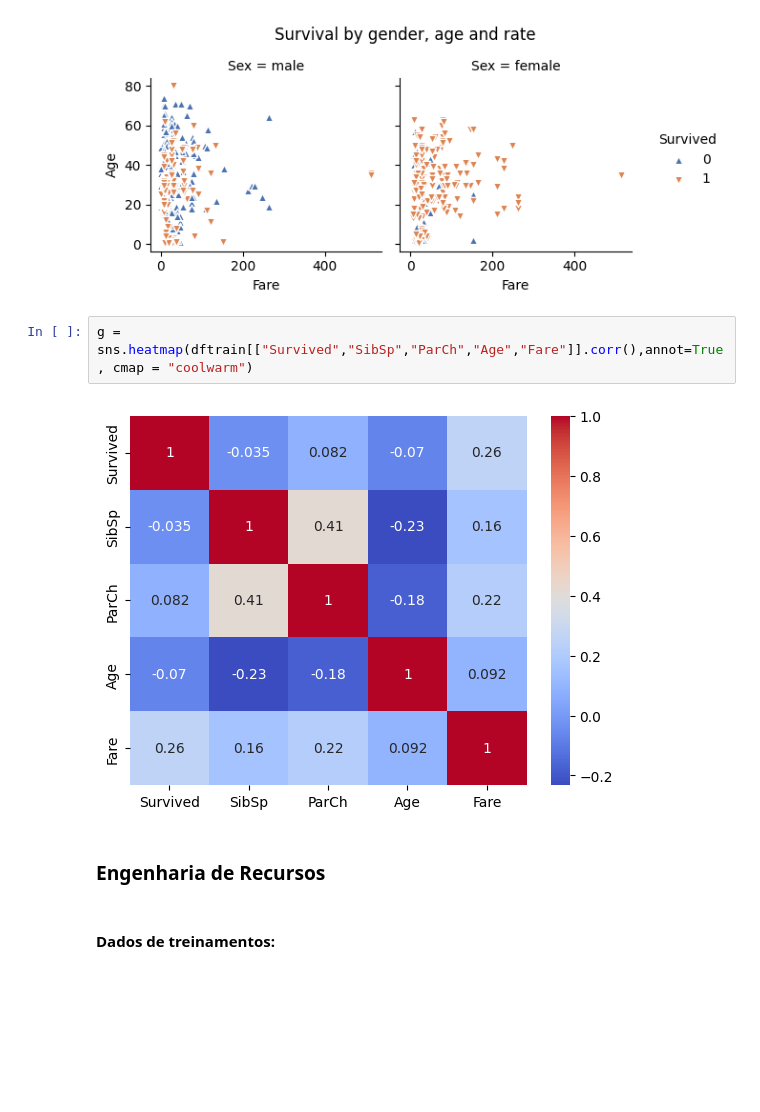
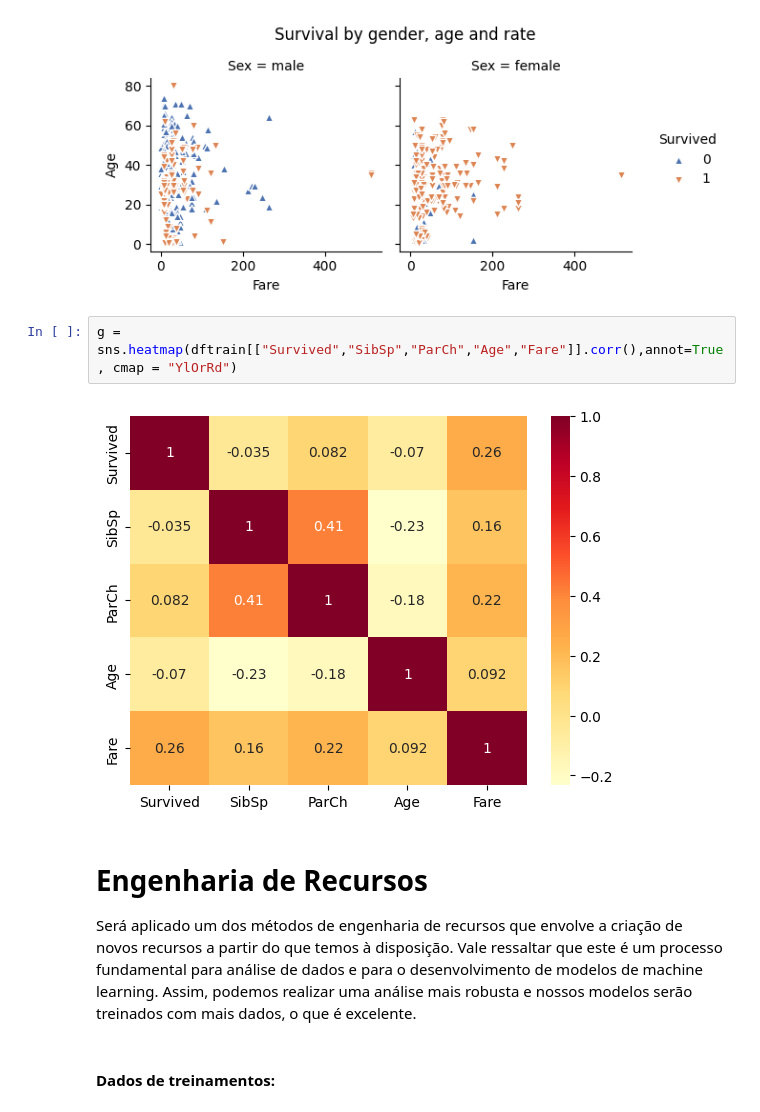
Before and after one commit to LUCASDNORONHA/Titanic-AprendizadodeMaquinacomDesastre, a Jupyter notebook: titanic-machinelearning-from-disaster.ipynb, the cells around one changed output. Saved outputs shown, nothing was run; the diff lists cells and outputs as text; blank space fills up the shorter version.

```diff
--- a/titanic-machinelearning-from-disaster.ipynb
+++ b/titanic-machinelearning-from-disaster.ipynb
@@ -449,11 +458,13 @@ g.fig.suptitle('Survival by gender, age and rate');
 The figure layout has changed to tight
 [figure]
 # %%
-g = sns.heatmap(dftrain[["Survived","SibSp","ParCh","Age","Fare"]].corr(),annot=True, cmap = "coolwarm")
+g = sns.heatmap(dftrain[["Survived","SibSp","ParCh","Age","Fare"]].corr(),annot=True, cmap = "YlOrRd")
 # %% [output]
-[figure, old version]
+[figure, new version]
-# %% [markdown]
-### Engenharia de Recursos
+# %% [markdown]
+# Engenharia de Recursos
+
+Será aplicado um dos métodos de engenharia de recursos que envolve a criação de novos recursos a partir do que temos à disposição. Vale ressaltar que este é um processo fundamental para análise de dados e para o desenvolvimento de modelos de machine learning. Assim, podemos realizar uma análise mais robusta e nossos modelos serão treinados com mais dados, o que é excelente.
 # %% [markdown]
 #### **Dados de treinamentos:**
 # %%
```
Also changed, not shown: parts of 55 cells of this notebook.
